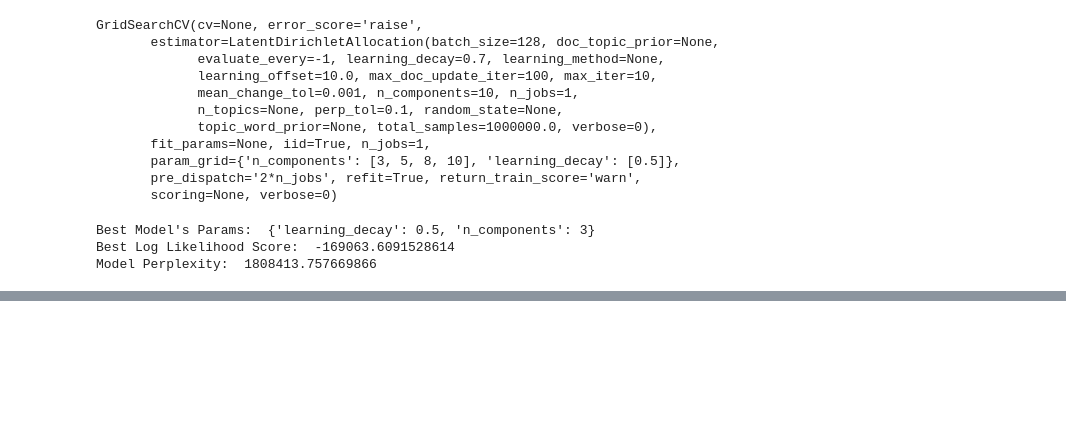
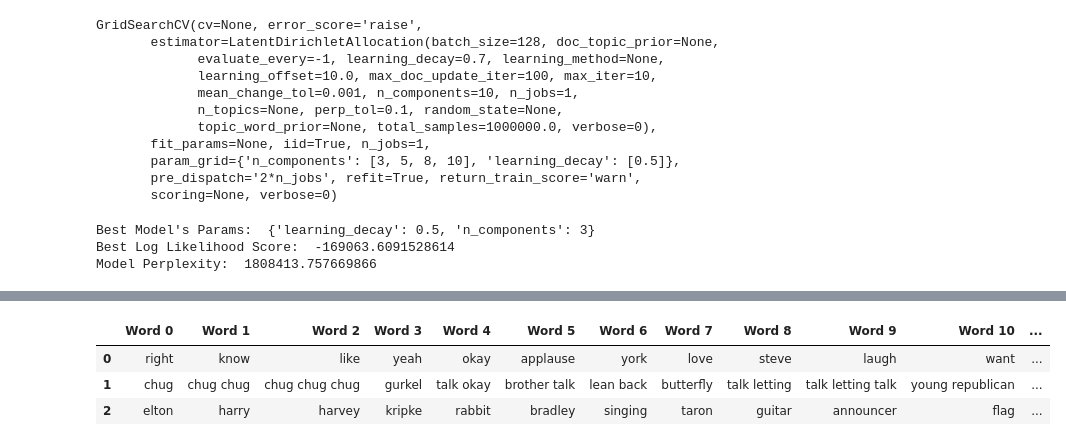
Before and after one commit to albertolovell/closed_caption_classifier, a Jupyter notebook: cc.ipynb, the cells around one changed output, grey strips where cells are left out. Drawn from its saved outputs; the diff is of its cells as text; code cells hidden in the pictures; blank space fills up the shorter version.

```diff
--- a/cc.ipynb
+++ b/cc.ipynb
@@ -561,0 +567,24 @@ NoneType
+# %%
+# Show top n keywords for each topic
+
+def show_topics(vectorizer=vectorizer, lda_model=lda_model, n_words=20):
+
+    keywords = np.array(vectorizer.get_feature_names())
+    topic_keywords = []
+
+    for topic_weights in lda_model.components_:
+        top_keyword_locs = (-topic_weights).argsort()[:n_words]
+        topic_keywords.append(keywords.take(top_keyword_locs))
+
+    return topic_keywords
+# %%
+topic_keywords = show_topics(vectorizer=vectorizer, lda_model=best_lda_model, n_words=15)
+
+df_topic_keywords = pd.DataFrame(topic_keywords)
+df_topic_keywords.columns = ['Word '+str(i) for i in range(df_topic_keywords.shape[1])]
+df_topic_keywords
+# %% [output]
+|  | Word 0 | Word 1 | Word 2 | Word 3 | Word 4 | Word 5 | Word 6 | Word 7 | Word 8 | Word 9 | Word 10 | ... |
+| 0 | right | know | like | yeah | okay | applause | york | love | steve | laugh | want | ... |
+| 1 | chug | chug chug | chug chug chug | gurkel | talk okay | brother talk | lean back | butterfly | talk letting | talk letting talk | young republican | ... |
+| 2 | elton | harry | harvey | kripke | rabbit | bradley | singing | taron | guitar | announcer | flag | ... |
```
Also changed, not shown: parts of 6 cells of this notebook.
